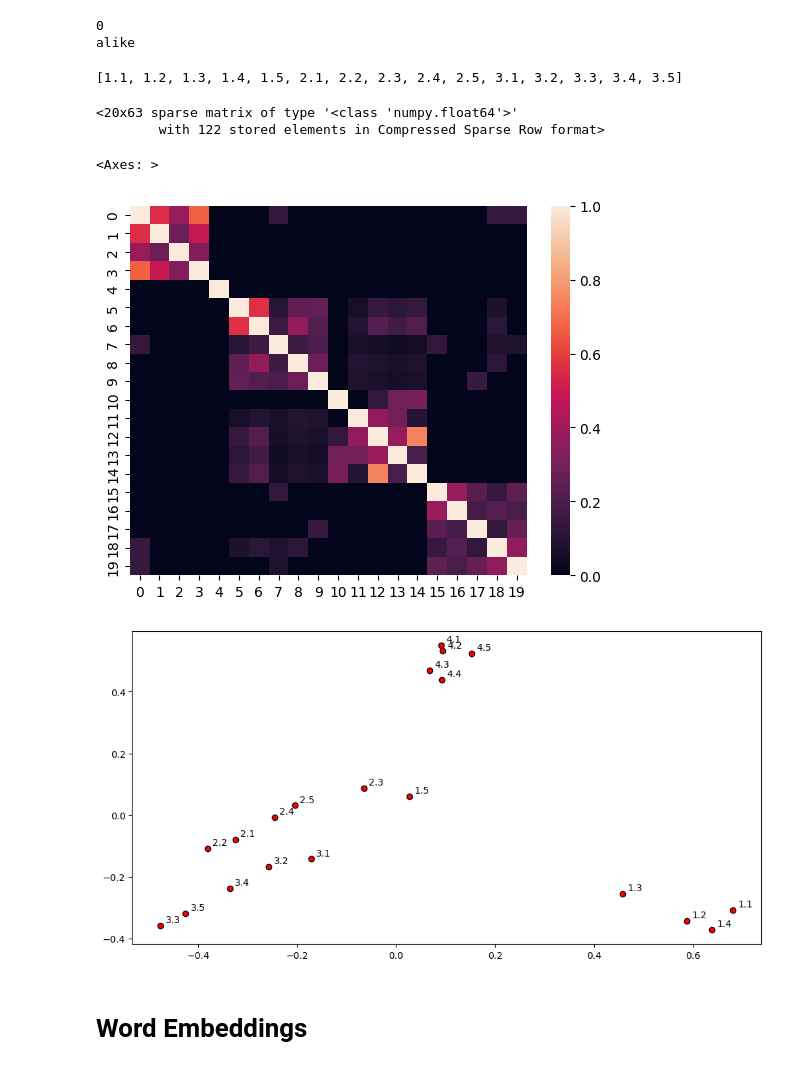
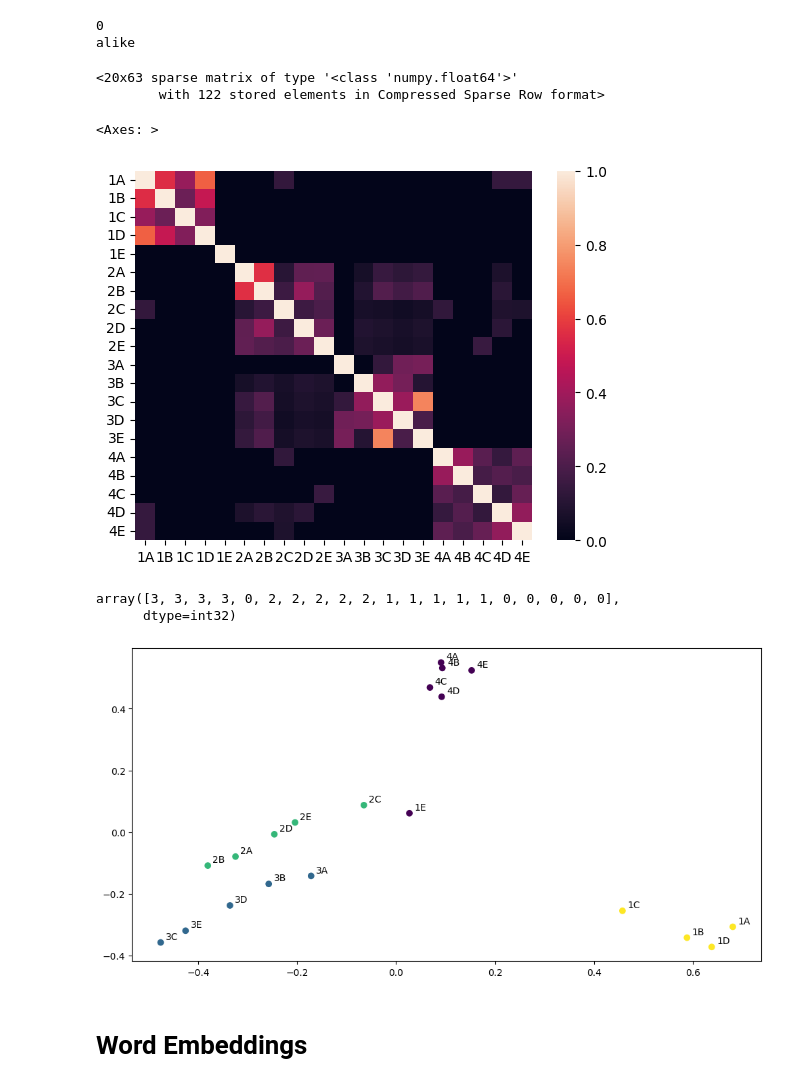
Before and after one commit to ak-malone/NLU, a Jupyter notebook: examples.ipynb, the cells around one changed output. Cells and saved outputs as stored; diff of their text form; code cells hidden in the pictures.

```diff
--- a/examples.ipynb
+++ b/examples.ipynb
@@ -180,6 +186,8 @@ cv.get_feature_names_out()
 # %% [output]
 array(['alike', 'dance', 'group', 'look', 'participate', 'people',
        'perform', 'skit', 'stage', 'white', 'woman'], dtype=object)
+# %%
+pic_sentence_labels = [n+l for n in ['1','2','3','4'] for l in ['A','B','C','D','E']]
 # %%
 twodim = PCA().fit_transform(X2.toarray())[:,:2]
 plt.figure(figsize=(12,6))
@@ -313,10 +347,6 @@ print(vectorizer.get_feature_names_out()[np.argmax(vectorizer.idf_)])
 # %% [output]
 0
 alike
-# %%
-[i+0.1*j for i in range(1,4) for j in range(1,6)]
-# %% [output]
-[1.1, 1.2, 1.3, 1.4, 1.5, 2.1, 2.2, 2.3, 2.4, 2.5, 3.1, 3.2, 3.3, 3.4, 3.5]
 # %%
 tfidf_matrix
 # %% [output]
@@ -324,19 +354,30 @@ tfidf_matrix
         with 122 stored elements in Compressed Sparse Row format>
 # %%
 import seaborn as sns
-sns.heatmap(cosine_similarity(tfidf_matrix))
+sns.heatmap(cosine_similarity(tfidf_matrix), xticklabels=pic_sentence_labels, yticklabels=pic_sentence_labels )
 # %% [output]
 <Axes: >
-[figure, old version]
+[figure, new version]
+# %%
+cls = KMeans(n_clusters=4)
+cls.fit_predict(tfidf_matrix)
+
+# to get cluster labels for the dataset used while
+# training the model (used for models that do not
+# support prediction on new dataset).
+cls.labels_
+# %% [output]
+array([3, 3, 3, 3, 0, 2, 2, 2, 2, 2, 1, 1, 1, 1, 1, 0, 0, 0, 0, 0],
+      dtype=int32)
 # %%
 twodim = PCA().fit_transform(np.array(tfidf_matrix.todense()))[:,:2]
 plt.figure(figsize=(12,6))
-plt.scatter(twodim[:,0], twodim[:,1], edgecolors='k', c='r')
-for word, (x,y) in zip([i+0.1*j for i in range(1,5) for j in range(1,6)], twodim):
+plt.scatter(twodim[:,0], twodim[:,1], c=cls.labels_)
+for word, (x,y) in zip(pic_sentence_labels, twodim):
     plt.text(x+0.01, y+0.01, word)
 plt.show()
 # %% [output]
-[figure, old version]
+[figure, new version]
 # %% [markdown]
 # Word Embeddings
 # %%
```
Also changed, not shown: parts of 26 cells of this notebook.
